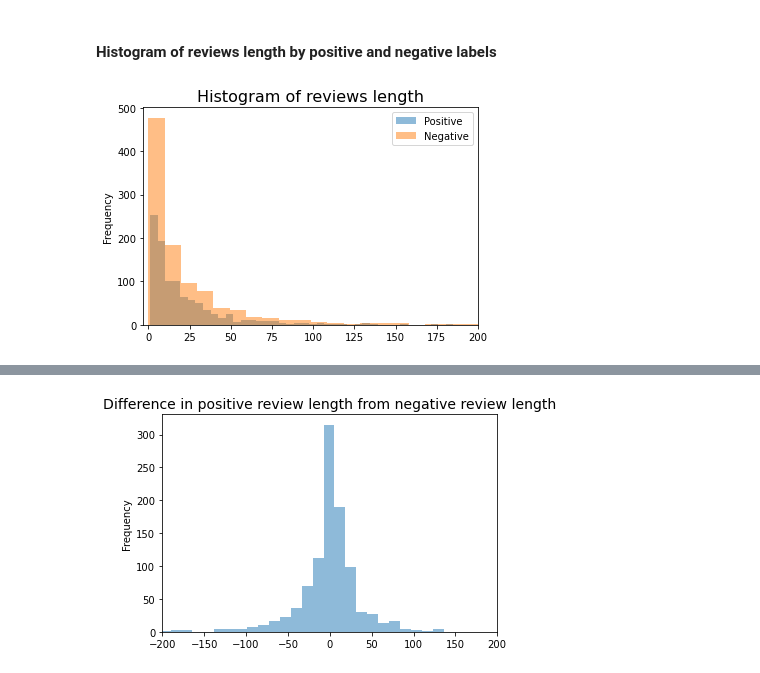
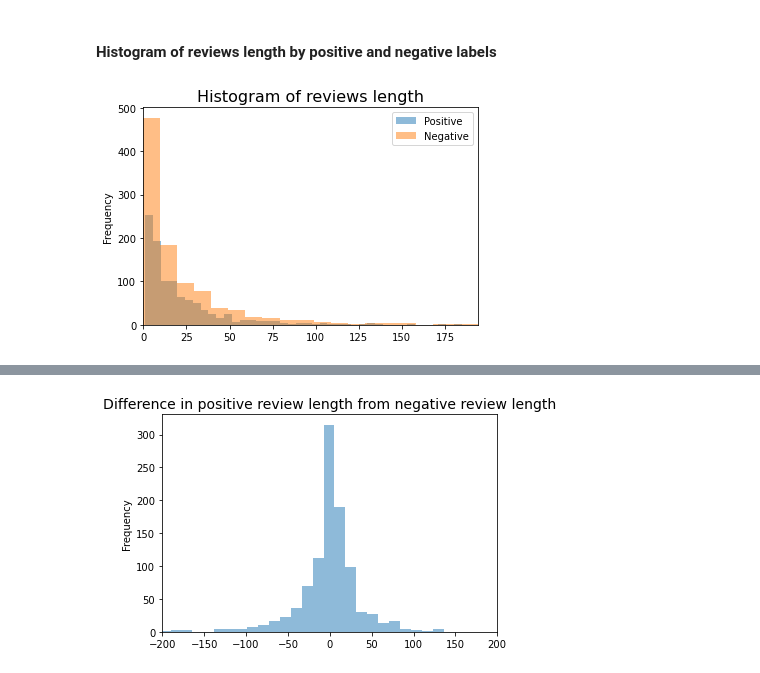
Before and after one commit to isrkan/DataSciencePractice, a Jupyter notebook: Review sentiment analysis.ipynb, the cells around one changed output, grey strips where cells are left out. Cells and saved outputs as stored; diff of their text form; code cells hidden in the pictures.

```diff
--- a/Review sentiment analysis.ipynb
+++ b/Review sentiment analysis.ipynb
@@ -87,8 +78,8 @@ reviews_data['Num_words_pos_neg_diff'] = reviews_data['Num_words_pos'] - reviews
 # %%
-reviews_data['Num_words_pos'].plot.hist(bins=40, alpha=0.5, label='Positive').set_xlim(-3, 200)
+reviews_data['Num_words_pos'].plot.hist(bins=40, alpha=0.5, label='Positive').set_xlim(0,)
 reviews_data['Num_words_neg'].plot.hist(bins=40, alpha=0.5, label='Negative')
 plt.title('Histogram of reviews length', fontsize=16)
 plt.legend()
 plt.show()
 # %% [output]
-[figure, old version]
+[figure, new version]
```
Also changed, not shown: parts of 56 cells of this notebook.
